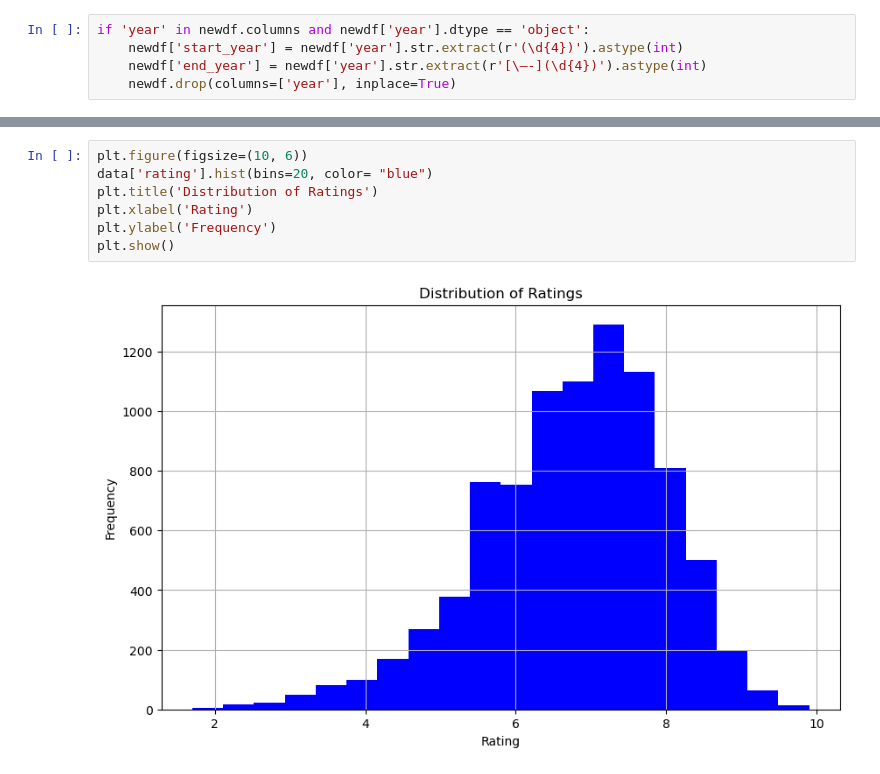
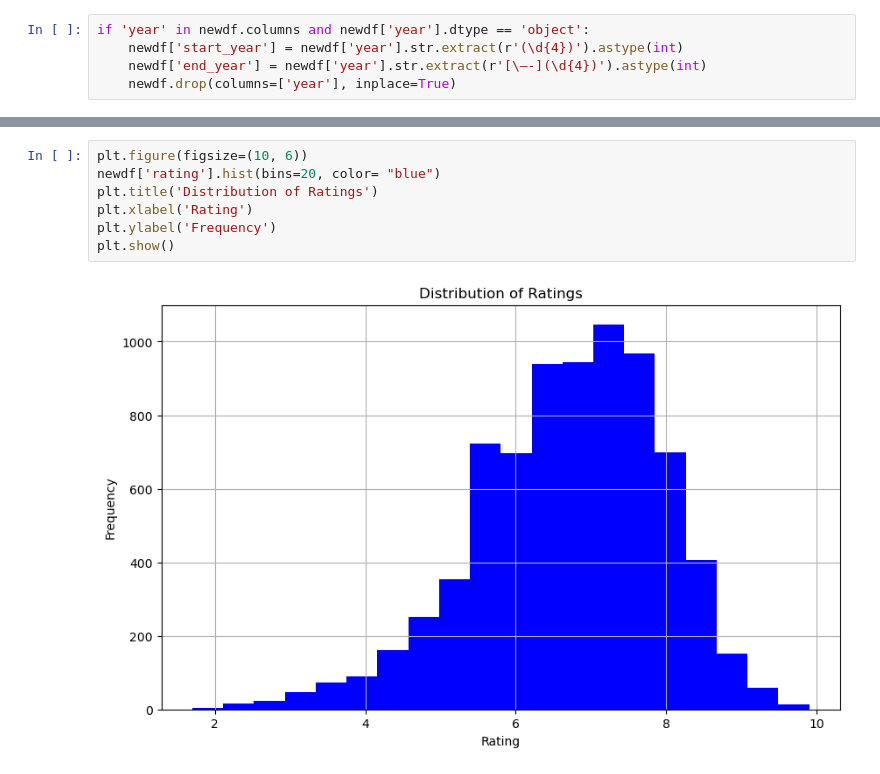
Before and after one commit to myrabel/LUX, a Jupyter notebook: Capstone/IMDB.ipynb, the cells around one changed output, grey strips where cells are left out. Saved outputs shown, nothing was run; the diff lists cells and outputs as text.

```diff
--- a/Capstone/IMDB.ipynb
+++ b/Capstone/IMDB.ipynb
@@ -132,11 +131,11 @@ newdf.head()
 # %%
 plt.figure(figsize=(10, 6))
-data['rating'].hist(bins=20, color= "blue")
+newdf['rating'].hist(bins=20, color= "blue")
 plt.title('Distribution of Ratings')
 plt.xlabel('Rating')
 plt.ylabel('Frequency')
 plt.show()
 # %% [output]
-[figure, old version]
+[figure, new version]
 # %%
 plt.figure(figsize=(10, 6))
```
Also changed, not shown: parts of 16 cells of this notebook.
